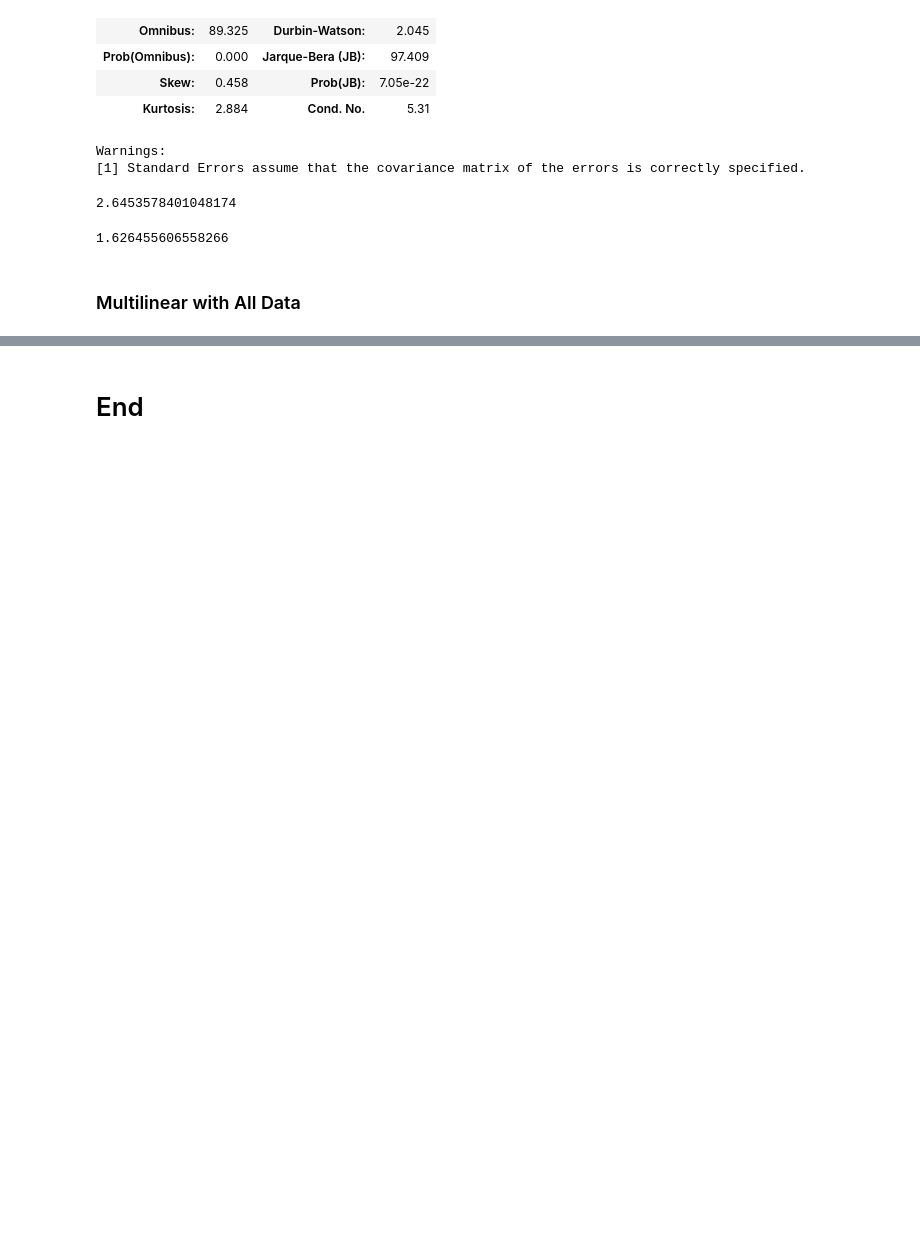
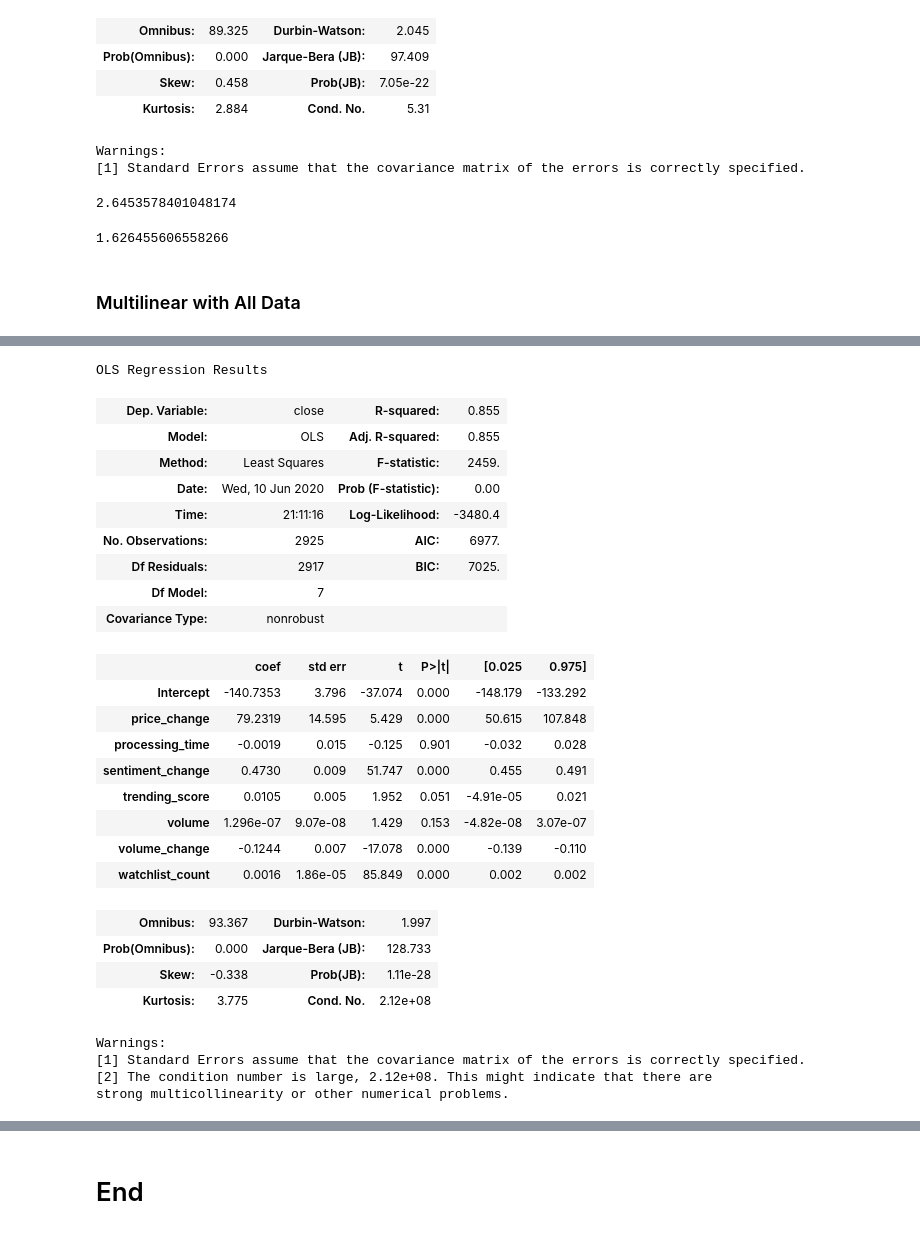
Before and after one commit to jcanque777/stock_market_data_prediction, a Jupyter notebook: msft_data.ipynb, the cells around one changed output, grey strips where cells are left out. Cells and saved outputs as stored; diff of their text form; code cells hidden in the pictures; blank space fills up the shorter version.

Commit message:
ran multilinear regression with all relevant points

```diff
--- a/msft_data.ipynb
+++ b/msft_data.ipynb
@@ -888,0 +921,36 @@ mse**.5
+# %%
+cols_selected = '+'.join(train_set.columns.difference(['close']))
+# %%
+my_formula = 'close ~' + cols_selected
+# %%
+lm_fit = sm.ols(formula = my_formula, data = train_set).fit()
+# %%
+lm_fit.summary()
+# %% [output]
+OLS Regression Results
+| Dep. Variable: | close | R-squared: | 0.855 |
+| Model: | OLS | Adj. R-squared: | 0.855 |
+| Method: | Least Squares | F-statistic: | 2459. |
+| Date: | Wed, 10 Jun 2020 | Prob (F-statistic): | 0.00 |
+| Time: | 21:11:16 | Log-Likelihood: | -3480.4 |
+| No. Observations: | 2925 | AIC: | 6977. |
+| Df Residuals: | 2917 | BIC: | 7025. |
+| Df Model: | 7 |  |  |
+| Covariance Type: | nonrobust |  |  |
+|  | coef | std err | t | P>|t| | [0.025 | 0.975] |
+| Intercept | -140.7353 | 3.796 | -37.074 | 0.000 | -148.179 | -133.292 |
+| price_change | 79.2319 | 14.595 | 5.429 | 0.000 | 50.615 | 107.848 |
+| processing_time | -0.0019 | 0.015 | -0.125 | 0.901 | -0.032 | 0.028 |
+| sentiment_change | 0.4730 | 0.009 | 51.747 | 0.000 | 0.455 | 0.491 |
+| trending_score | 0.0105 | 0.005 | 1.952 | 0.051 | -4.91e-05 | 0.021 |
+| volume | 1.296e-07 | 9.07e-08 | 1.429 | 0.153 | -4.82e-08 | 3.07e-07 |
+| volume_change | -0.1244 | 0.007 | -17.078 | 0.000 | -0.139 | -0.110 |
+| watchlist_count | 0.0016 | 1.86e-05 | 85.849 | 0.000 | 0.002 | 0.002 |
+| Omnibus: | 93.367 | Durbin-Watson: | 1.997 |
+| Prob(Omnibus): | 0.000 | Jarque-Bera (JB): | 128.733 |
+| Skew: | -0.338 | Prob(JB): | 1.11e-28 |
+| Kurtosis: | 3.775 | Cond. No. | 2.12e+08 |
+Warnings:
+[1] Standard Errors assume that the covariance matrix of the errors is correctly specified.
+[2] The condition number is large, 2.12e+08. This might indicate that there are
+strong multicollinearity or other numerical problems.
```
Also changed, not shown: parts of 16 cells of this notebook.
